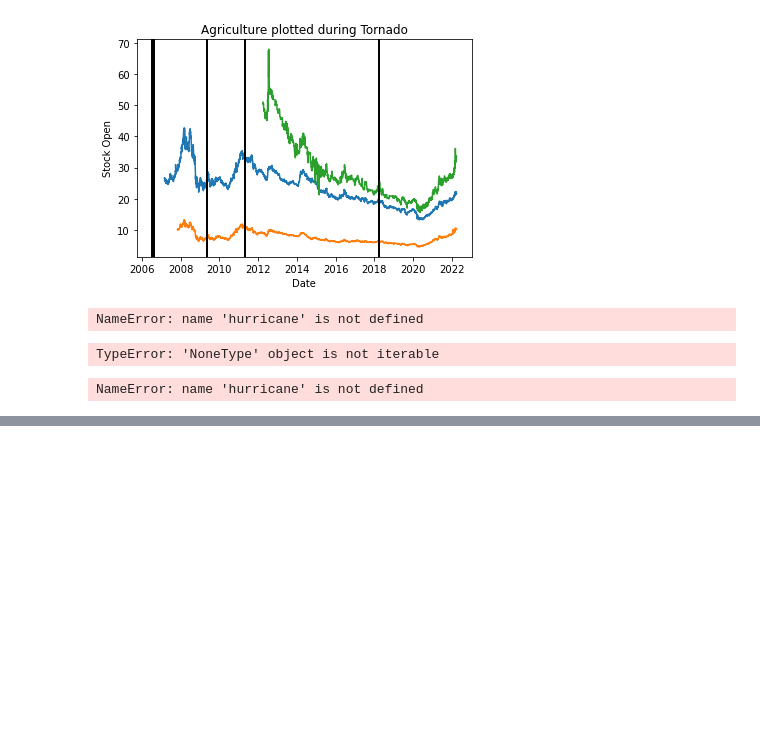
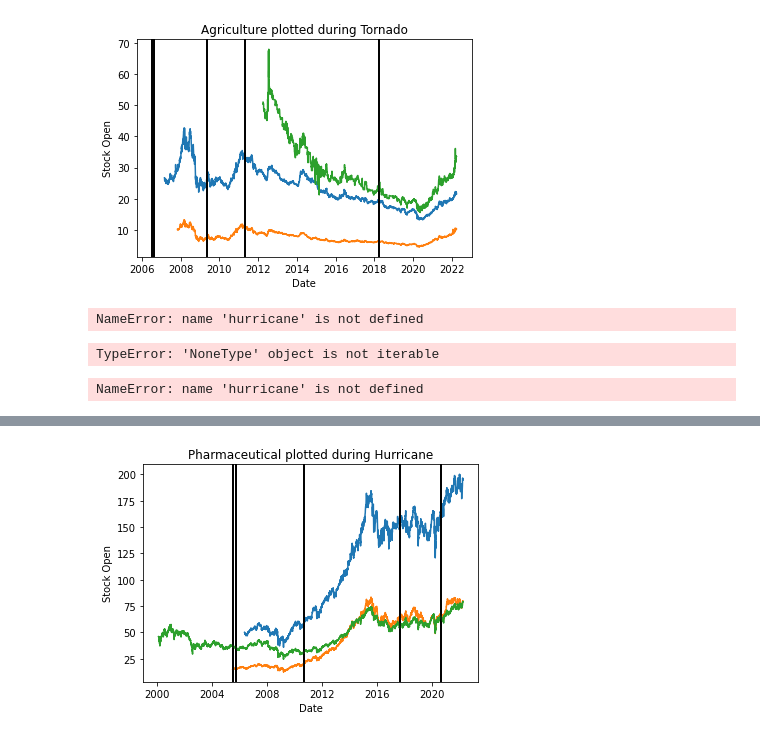
Before and after one commit to zessesni/CMSE202Financial3, a Jupyter notebook: CMSE202Financial3new.ipynb, the cells around one changed output, grey strips where cells are left out. Cells and saved outputs as stored; diff of their text form; code cells hidden in the pictures; blank space fills up the shorter version.

```diff
--- a/CMSE202Financial3new.ipynb
+++ b/CMSE202Financial3new.ipynb
@@ -681,0 +1030,3 @@ NameError: name 'hurricane' is not defined
+# %%
+hurricane = hurricane_dis('Pharmaceutical', 'Hurricane')
+hurricane.data()
@@ -681,0 +1051,4 @@ NameError: name 'hurricane' is not defined
+# %%
+hurricane.plot()
+# %% [output]
+[figure, added]
```
Also changed, not shown: parts of 8 cells of this notebook.
